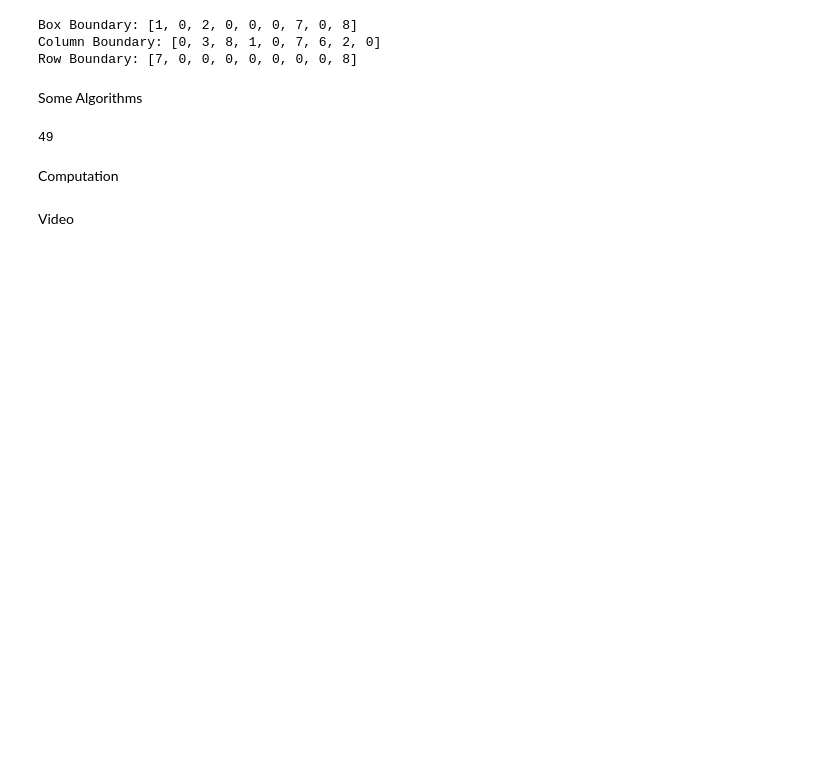
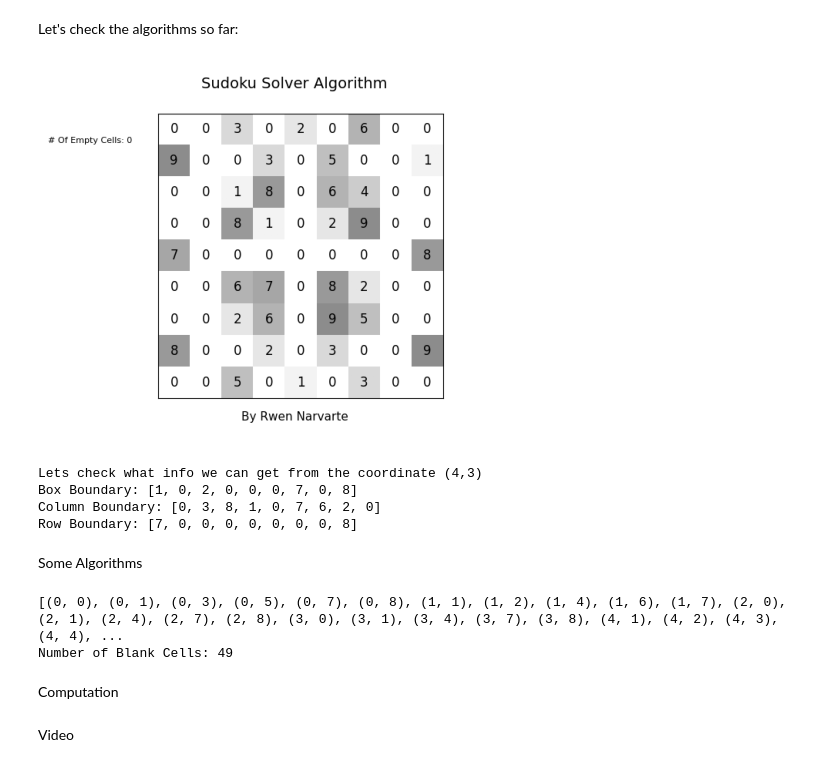
Before and after one commit to rwen-narvarte/cool-stuff, a Jupyter notebook: Project Euler/96.ipynb, the cells around one changed output. Drawn from its saved outputs; the diff is of its cells as text; code cells hidden in the pictures; blank space fills up the shorter version.

```diff
--- a/Project Euler/96.ipynb
+++ b/Project Euler/96.ipynb
@@ -78,4 +101,5 @@ Some Translators
 # %%
+# Checking the 3x3 Box
 def box(y,x):
 
     if (y%3) - 1 != 0: y_center = y - ((y%3)-1)                 # y%3 because each big block is 3 blocks high. I want to "quantize/group" it
@@ -104,28 +128,42 @@ def col(y,x):
 
 def row(y,x):
     return data[y]
-
-# my coordinate system is (y,x) instead of (x,y)
-# and (0,0) is the top left cell of the puzzle
-# (8,8) is the bottom right cell of the puzzle
-print(f'Box Boundary: {box(4,3)}')
-print(f'Column Boundary: {col(4,3)}')
-print(f'Row Boundary: {row(4,3)}')
-# %% [output]
-Box Boundary: [1, 0, 2, 0, 0, 0, 7, 0, 8]
-Column Boundary: [0, 3, 8, 1, 0, 7, 6, 2, 0]
-Row Boundary: [7, 0, 0, 0, 0, 0, 0, 0, 8]
+# %% [markdown]
+Let's check the algorithms so far:
+# %%
+# my coordinate system is (y,x) instead of (x,y)
+# and (0,0) is the top left cell of the puzzle
+# (8,8) is the bottom right cell of the puzzle
+frame0 = img.imread('frame0.png')
+plt.imshow(frame0)
+plt.axis('off')
+plt.show()
+
+print('Lets check what info we can get from the coordinate (4,3)')
+print(f'Box Boundary: {box(4,3)}')
+print(f'Column Boundary: {col(4,3)}')
+print(f'Row Boundary: {row(4,3)}')
+# %% [output]
+[figure, added]
+Lets check what info we can get from the coordinate (4,3)
+Box Boundary: [1, 0, 2, 0, 0, 0, 7, 0, 8]
+Column Boundary: [0, 3, 8, 1, 0, 7, 6, 2, 0]
+Row Boundary: [7, 0, 0, 0, 0, 0, 0, 0, 8]
 # %% [markdown]
 Some Algorithms
 # %%
 # Generate list of blanks in the puzzle
 # Asked GPT for this one for a better time complexity that doing double for loop
 empty = [(y_0,x_0) for y_0 in range(len(data)) for x_0 in range(len(data[y_0])) if data[y_0][x_0] == 0]
-print(len(empty))
-#for y,x in empty: print(y,x)
+print(empty)
+print(f'Number of Blank Cells: {len(empty)}')
+
+
+# This is the set of numbers that can be in a cell. Just for reference
 basis = [1,2,3,4,5,6,7,8,9]
 # %% [output]
-49
+[(0, 0), (0, 1), (0, 3), (0, 5), (0, 7), (0, 8), (1, 1), (1, 2), (1, 4), (1, 6), (1, 7), (2, 0), (2, 1), (2, 4), (2, 7), (2, 8), (3, 0), (3, 1), (3, 4), (3, 7), (3, 8), (4, 1), (4, 2), (4, 3), (4, 4), ...
+Number of Blank Cells: 49
 # %%
 # Cross Method
 # Check Row, Column, and Box for Missing Number
```
Also changed, not shown: parts of 8 cells of this notebook.
